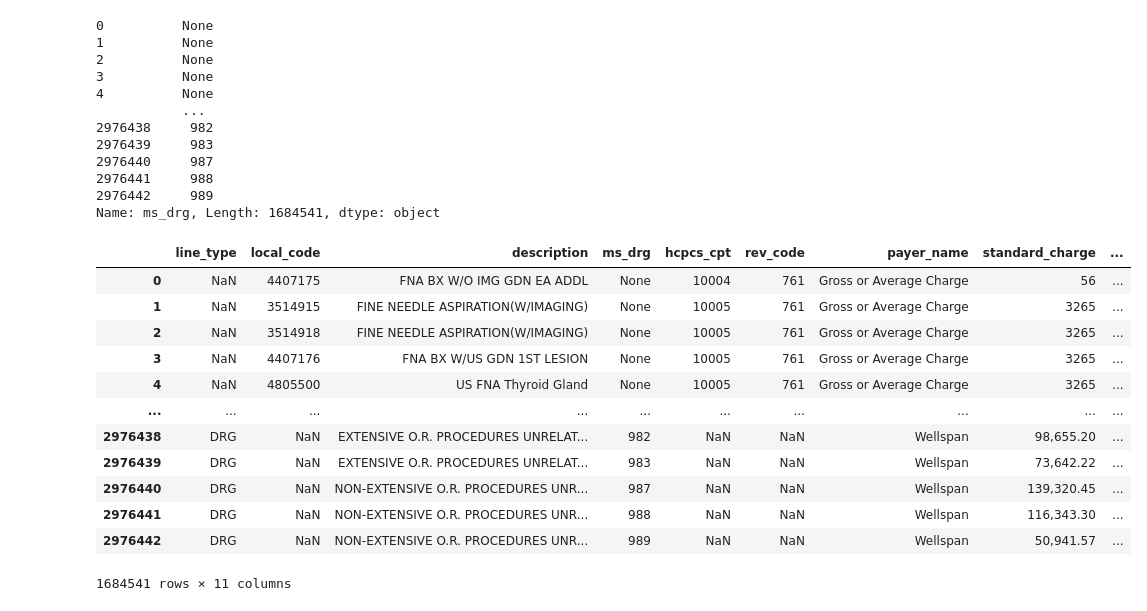
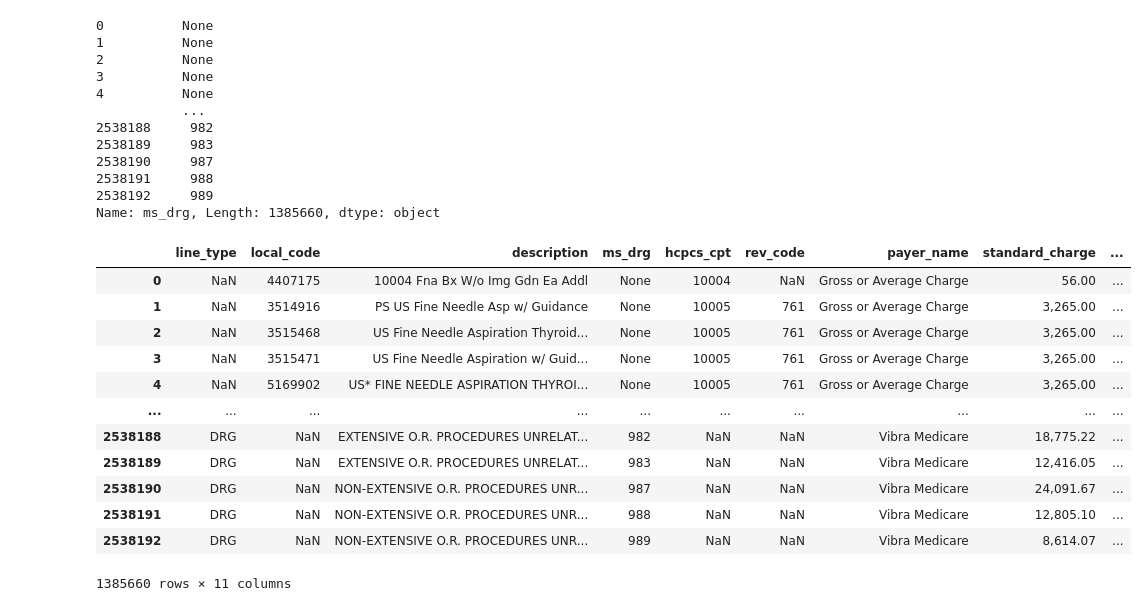
Before and after one commit to rl1987/dolthub-bounty-transparency-in-pricing, a Jupyter notebook: PennStateHershey.ipynb, the cells around one changed output. Drawn from its saved outputs; the diff is of its cells as text; code cells hidden in the pictures.

Commit message:
Process more data from Penn State Health

```diff
--- a/PennStateHershey.ipynb
+++ b/PennStateHershey.ipynb
@@ -36,8 +36,15 @@ TARGET_COLUMNS = [
 ]
 # %%
 # https://www.pennstatehealth.org/patients-visitors/billing-medical-records/understanding-cost-your-care
-ccn = "399807"
-url = "https://www.pennstatehealth.org/sites/default/files/Finance/November%202022/251854772_The%20Milton%20S.%20Hershey%20Medical%20Center_standardcharges.csv"
+#ccn = "399807"
+#url = "https://www.pennstatehealth.org/sites/default/files/Finance/November%202022/251854772_The%20Milton%20S.%20Hershey%20Medical%20Center_standardcharges.csv"
+#ccn = "390336"
+#url = "https://www.pennstatehealth.org/sites/default/files/Finance/November%202022/851608328_Penn%20State%20Health%20Hampden%20Medical%20Center_standardcharges.csv"
+#ccn = "390004"
+#url = "https://www.pennstatehealth.org/sites/default/files/Finance/November%202022/231512747_Penn%20State%20Health%20Holy%20Spirit%20Medical%20Center_standardcharges.csv"
+ccn = "390096"
+url = "https://www.pennstatehealth.org/sites/default/files/Finance/November%202022/231352211_St.%20Joseph%20Regional%20Health%20Network%20dba%20St.%20Joseph%20Medical%20Center_standardcharges.csv"
 filename = url.split("/")[-1].replace("%20", " ")
 ein = filename.split("_")[0]
 ein = ein[:2] + "-" + ein[2:]
+ein
@@ -50,4 +59,4 @@ CompletedProcess(args=['wget', '--no-clobber', 'https://www.pennstatehealth.org/
 # %%
-df_in = pd.read_csv(filename, encoding='latin-1', low_memory=False)
+df_in = pd.read_csv(filename, encoding='latin-1', dtype=str, low_memory=False)
 df_in
 # %% [output]
@@ -70,9 +79,19 @@ df_mid = df_mid.rename(columns={
     'Line Type': 'line_type',
     'HMC CDM Code': 'local_code',
     'HMC CDM Description': 'description',
+    'HPD CDM Code': 'local_code',
+    'HPD CDM Description': 'description',
+    'HSMC CDM Code': 'local_code',
+    'HSMC CDM Description': 'description',
+    'SJR CDM Code': 'local_code',
+    'SJR CDM Description': 'description',
     'DRG': 'ms_drg',
     'CPT / HCPCS': 'hcpcs_cpt',
-    'HMC Revenue Code': 'rev_code'
+    'CPT/ HCPCS': 'hcpcs_cpt',
+    'HMC Revenue Code': 'rev_code',
+    'HPD Revenue Code': 'rev_code',
+    'HSMC Revenue Code': 'rev_code',
+    'SJR Revenue Code': 'rev_code'
 })
 
 df_mid
@@ -201,32 +220,33 @@ df_mid['ms_drg']
 3          None
 4          None
            ...
-2976438     982
-2976439     983
-2976440     987
-2976441     988
-2976442     989
-Name: ms_drg, Length: 1684541, dtype: object
+2538188     982
+2538189     983
+2538190     987
+2538191     988
+2538192     989
+Name: ms_drg, Length: 1385660, dtype: object
 # %%
 df_mid['code'] = None
-df_mid.loc[df_mid['line_type'] == 'DRG', 'code'] = df_mid['ms_drg']
-df_mid.loc[df_mid['hcpcs_cpt'].notnull(), 'code'] = df_mid['hcpcs_cpt']
+df_mid.loc[df_mid['line_type'] == 'DRG', 'code'] = df_mid[df_mid['line_type'] == 'DRG']['ms_drg']
+df_mid.loc[df_mid['hcpcs_cpt'].notnull(), 'code'] = df_mid[df_mid['hcpcs_cpt'].notnull()]['hcpcs_cpt']
+df_mid.loc[df_mid['hcpcs_cpt'].notnull(), 'hcpcs_cpt'] = df_mid[df_mid['hcpcs_cpt'].notnull()]['hcpcs_cpt'].str.upper()
 
 df_mid
 # %% [output]
 |  | line_type | local_code | description | ms_drg | hcpcs_cpt | rev_code | payer_name | standard_charge | ... |
-| 0 | NaN | 4407175 | FNA BX W/O IMG GDN EA ADDL | None | 10004 | 761 | Gross or Average Charge | 56 | ... |
-| 1 | NaN | 3514915 | FINE NEEDLE ASPIRATION(W/IMAGING) | None | 10005 | 761 | Gross or Average Charge | 3265 | ... |
-| 2 | NaN | 3514918 | FINE NEEDLE ASPIRATION(W/IMAGING) | None | 10005 | 761 | Gross or Average Charge | 3265 | ... |
-| 3 | NaN | 4407176 | FNA BX W/US GDN 1ST LESION | None | 10005 | 761 | Gross or Average Charge | 3265 | ... |
-| 4 | NaN | 4805500 | US FNA Thyroid Gland | None | 10005 | 761 | Gross or Average Charge | 3265 | ... |
+| 0 | NaN | 4407175 | 10004 Fna Bx W/o Img Gdn Ea Addl | None | 10004 | NaN | Gross or Average Charge | 56.00 | ... |
+| 1 | NaN | 3514916 | PS US Fine Needle Asp w/ Guidance | None | 10005 | 761 | Gross or Average Charge | 3,265.00 | ... |
+| 2 | NaN | 3515468 | US Fine Needle Aspiration Thyroid... | None | 10005 | 761 | Gross or Average Charge | 3,265.00 | ... |
+| 3 | NaN | 3515471 | US Fine Needle Aspiration w/ Guid... | None | 10005 | 761 | Gross or Average Charge | 3,265.00 | ... |
+| 4 | NaN | 5169902 | US* FINE NEEDLE ASPIRATION THYROI... | None | 10005 | 761 | Gross or Average Charge | 3,265.00 | ... |
 | ... | ... | ... | ... | ... | ... | ... | ... | ... | ... |
-| 2976438 | DRG | NaN | EXTENSIVE O.R. PROCEDURES UNRELAT... | 982 | NaN | NaN | Wellspan | 98,655.20 | ... |
-| 2976439 | DRG | NaN | EXTENSIVE O.R. PROCEDURES UNRELAT... | 983 | NaN | NaN | Wellspan | 73,642.22 | ... |
-| 2976440 | DRG | NaN | NON-EXTENSIVE O.R. PROCEDURES UNR... | 987 | NaN | NaN | Wellspan | 139,320.45 | ... |
-| 2976441 | DRG | NaN | NON-EXTENSIVE O.R. PROCEDURES UNR... | 988 | NaN | NaN | Wellspan | 116,343.30 | ... |
-| 2976442 | DRG | NaN | NON-EXTENSIVE O.R. PROCEDURES UNR... | 989 | NaN | NaN | Wellspan | 50,941.57 | ... |
+| 2538188 | DRG | NaN | EXTENSIVE O.R. PROCEDURES UNRELAT... | 982 | NaN | NaN | Vibra Medicare | 18,775.22 | ... |
+| 2538189 | DRG | NaN | EXTENSIVE O.R. PROCEDURES UNRELAT... | 983 | NaN | NaN | Vibra Medicare | 12,416.05 | ... |
+| 2538190 | DRG | NaN | NON-EXTENSIVE O.R. PROCEDURES UNR... | 987 | NaN | NaN | Vibra Medicare | 24,091.67 | ... |
+| 2538191 | DRG | NaN | NON-EXTENSIVE O.R. PROCEDURES UNR... | 988 | NaN | NaN | Vibra Medicare | 12,805.10 | ... |
+| 2538192 | DRG | NaN | NON-EXTENSIVE O.R. PROCEDURES UNR... | 989 | NaN | NaN | Vibra Medicare | 8,614.07 | ... |
-1684541 rows × 11 columns
+1385660 rows × 11 columns
 # %%
 df_mid['apc'] = None
 df_mid['apr_drg'] = None
```
Also changed, not shown: parts of 12 cells of this notebook.
